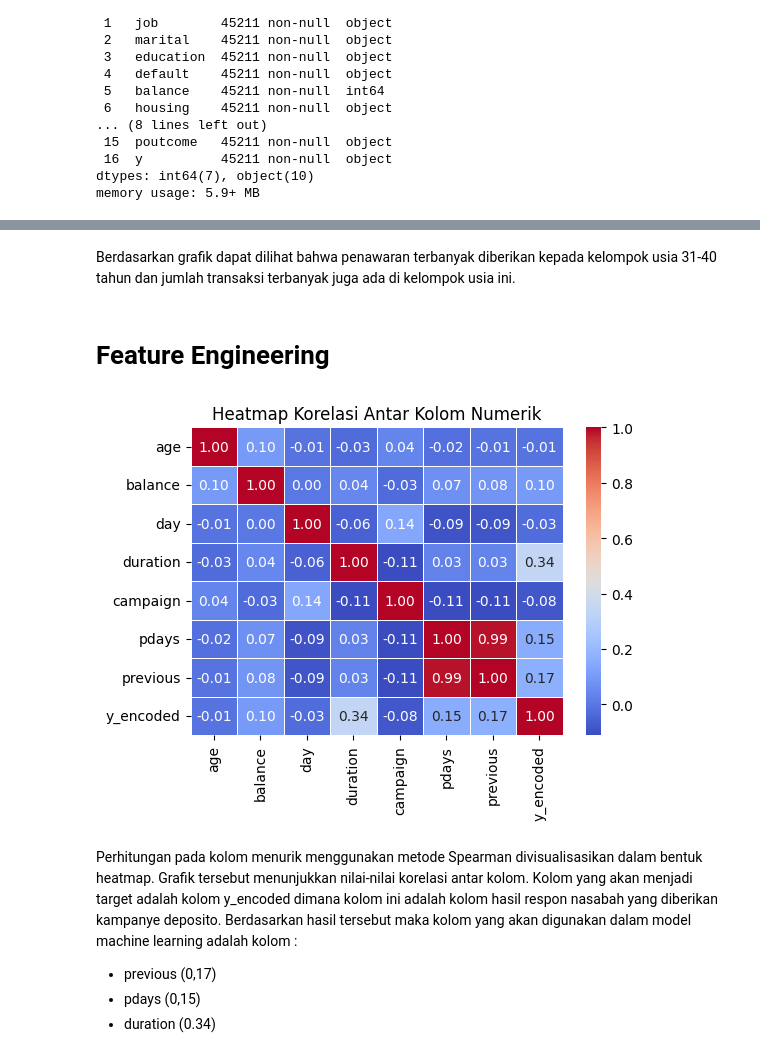
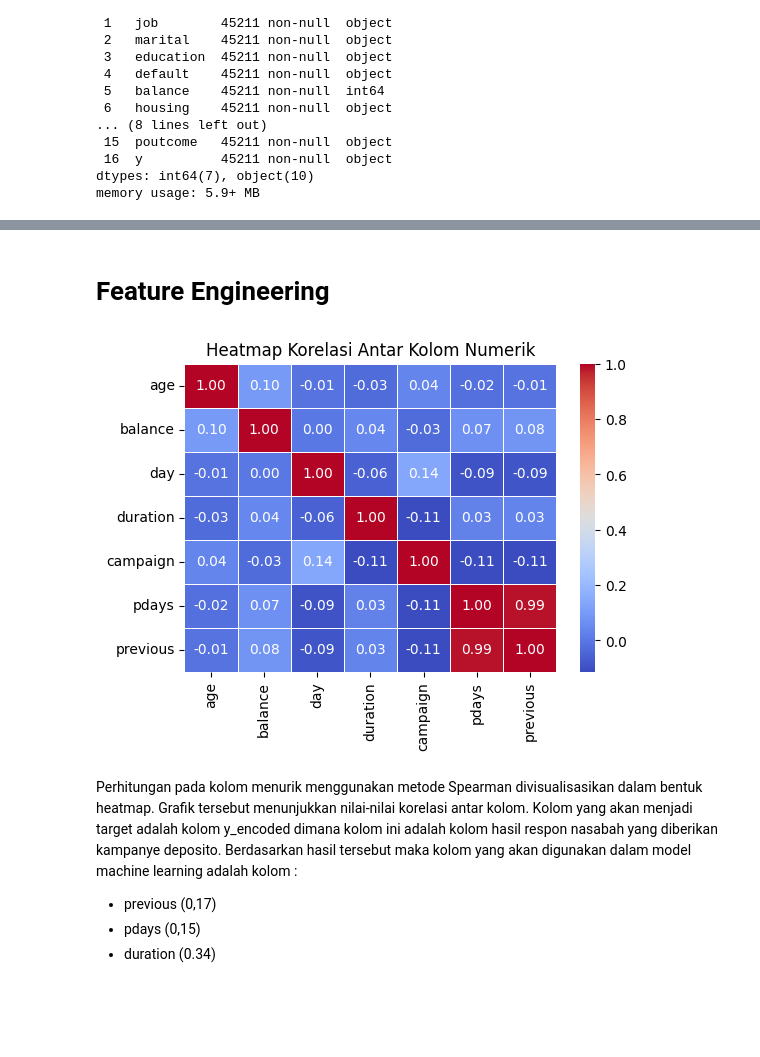
Before and after one commit to LungunSimbolon/DataProject, a Jupyter notebook: Bank Marketing/Bank_Marketing.ipynb, the cells around one changed output, grey strips where cells are left out. Saved outputs shown, nothing was run; the diff lists cells and outputs as text; code cells hidden in the pictures; blank space fills up the shorter version.

```diff
--- a/Bank Marketing/Bank_Marketing.ipynb
+++ b/Bank Marketing/Bank_Marketing.ipynb
@@ -337,24 +143,22 @@ age_group
-# %% [markdown]
-Berdasarkan grafik dapat dilihat bahwa penawaran terbanyak diberikan kepada kelompok usia 31-40 tahun dan jumlah transaksi terbanyak juga ada di kelompok usia ini.
 # %% [markdown]
 # **Feature Engineering**
 # %%
 '''Menghitung korelasi antar kolom numerik terhadap kolom target (y_encoded)'''
 
 # Memilih kolom-kolom numerik
-numeric_columns = data.select_dtypes(include=['int64', 'float64']).columns
-numeric_data = data[numeric_columns]
+numeric_columns = df.select_dtypes(include=['int64', 'float64']).columns
+numeric_data = df[numeric_columns]
 
 # Menghitung korelasi antar kolom menggunakan korelasi Spearman
 correlation_spearman = numeric_data.corr(method='spearman')
 
 # Membuat heatmap
 plt.figure(figsize=(6, 4))
 sns.heatmap(correlation_spearman, annot=True, cmap='coolwarm', fmt=".2f", linewidths=0.5)
 plt.title('Heatmap Korelasi Antar Kolom Numerik')
 plt.show()
 # %% [output]
-[figure, old version]
+[figure, new version]
 # %% [markdown]
 Perhitungan pada kolom menurik menggunakan metode Spearman divisualisasikan dalam bentuk heatmap. Grafik tersebut menunjukkan nilai-nilai korelasi antar kolom. Kolom yang akan menjadi target adalah kolom y_encoded dimana kolom ini adalah kolom hasil respon nasabah yang diberikan kampanye deposito. Berdasarkan hasil tersebut maka kolom yang akan digunakan dalam model machine learning adalah kolom :
 
```
Also changed, not shown: parts of 20 cells of this notebook, 5 other files.
